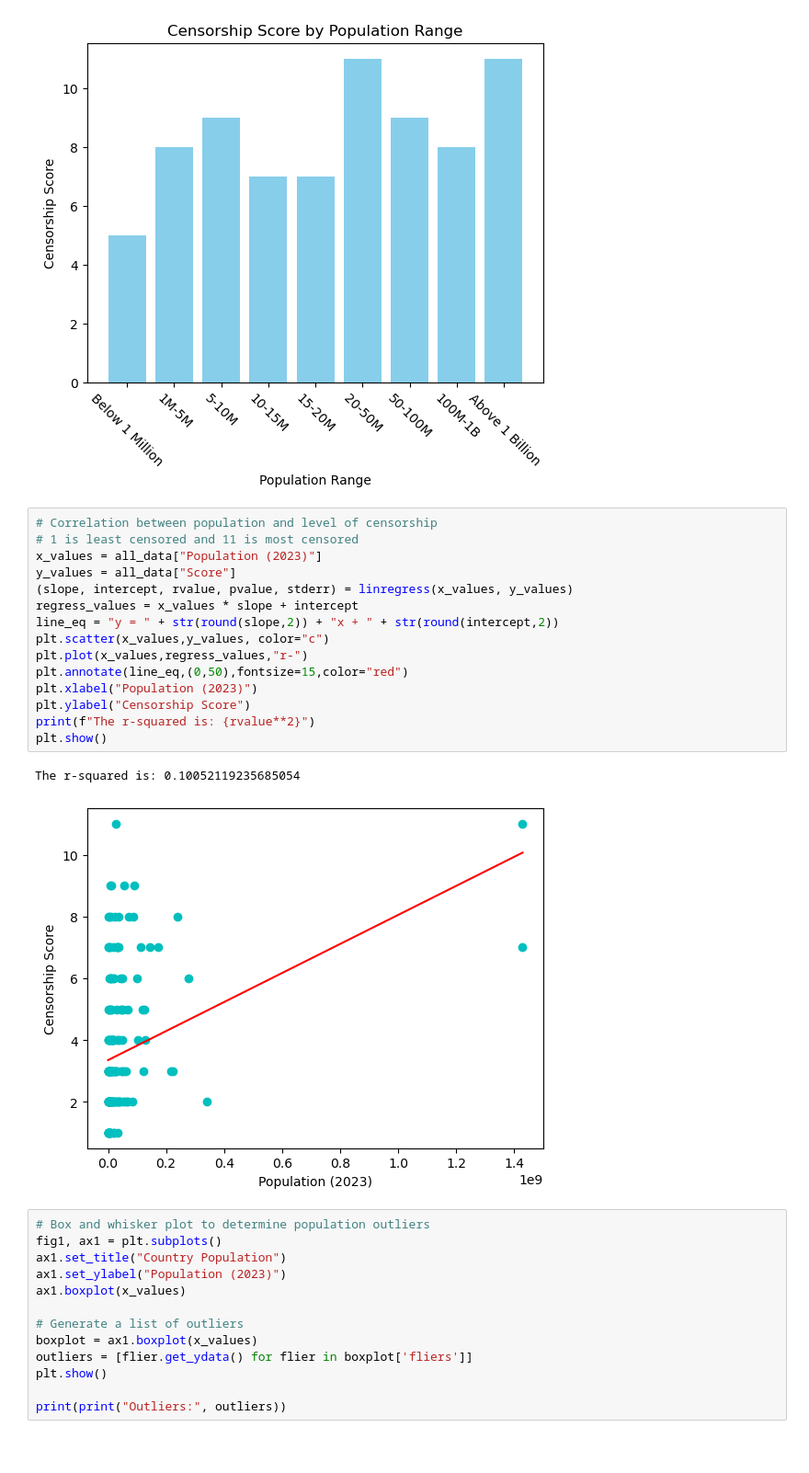
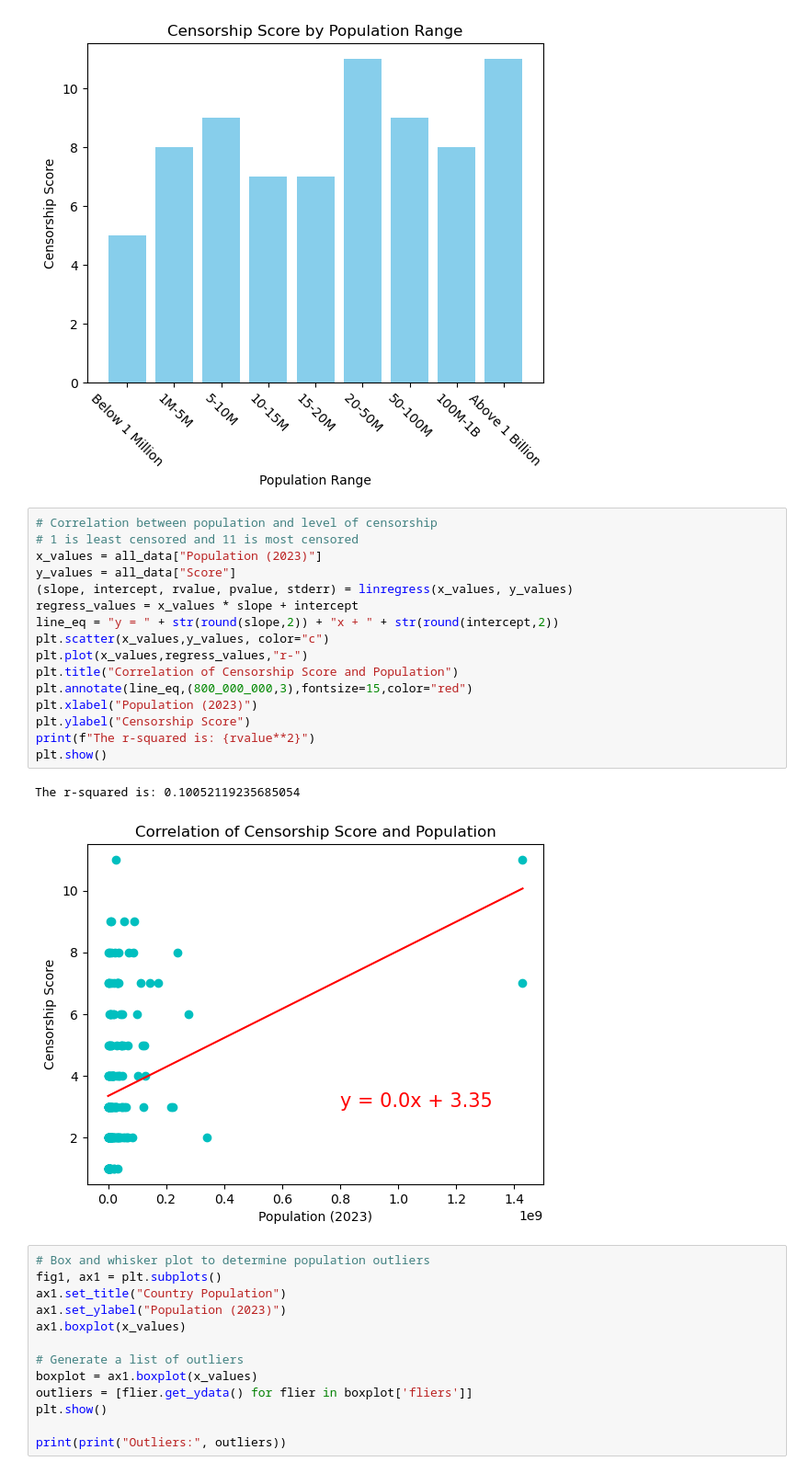
Before and after one commit to tiascott01/07_GroupProject1, a Jupyter notebook: Internet Censorship/Internet_Censorship_Data_Code.ipynb, the cells around one changed output. Shown: that part at 92% size. Cells and saved outputs as stored; diff of their text form; blank space fills up the shorter version.

```diff
--- a/Internet Censorship/Internet_Censorship_Data_Code.ipynb
+++ b/Internet Censorship/Internet_Censorship_Data_Code.ipynb
@@ -271,21 +354,22 @@ plt.show()
 # %%
 # Correlation between population and level of censorship
 # 1 is least censored and 11 is most censored
 x_values = all_data["Population (2023)"]
 y_values = all_data["Score"]
 (slope, intercept, rvalue, pvalue, stderr) = linregress(x_values, y_values)
 regress_values = x_values * slope + intercept
 line_eq = "y = " + str(round(slope,2)) + "x + " + str(round(intercept,2))
 plt.scatter(x_values,y_values, color="c")
 plt.plot(x_values,regress_values,"r-")
-plt.annotate(line_eq,(0,50),fontsize=15,color="red")
+plt.title("Correlation of Censorship Score and Population")
+plt.annotate(line_eq,(800_000_000,3),fontsize=15,color="red")
 plt.xlabel("Population (2023)")
 plt.ylabel("Censorship Score")
 print(f"The r-squared is: {rvalue**2}")
 plt.show()
 # %% [output]
 The r-squared is: 0.10052119235685054
-[figure, old version]
+[figure, new version]
 # %%
 # Box and whisker plot to determine population outliers
 fig1, ax1 = plt.subplots()
```
Also changed, not shown: parts of 10 cells of this notebook.
